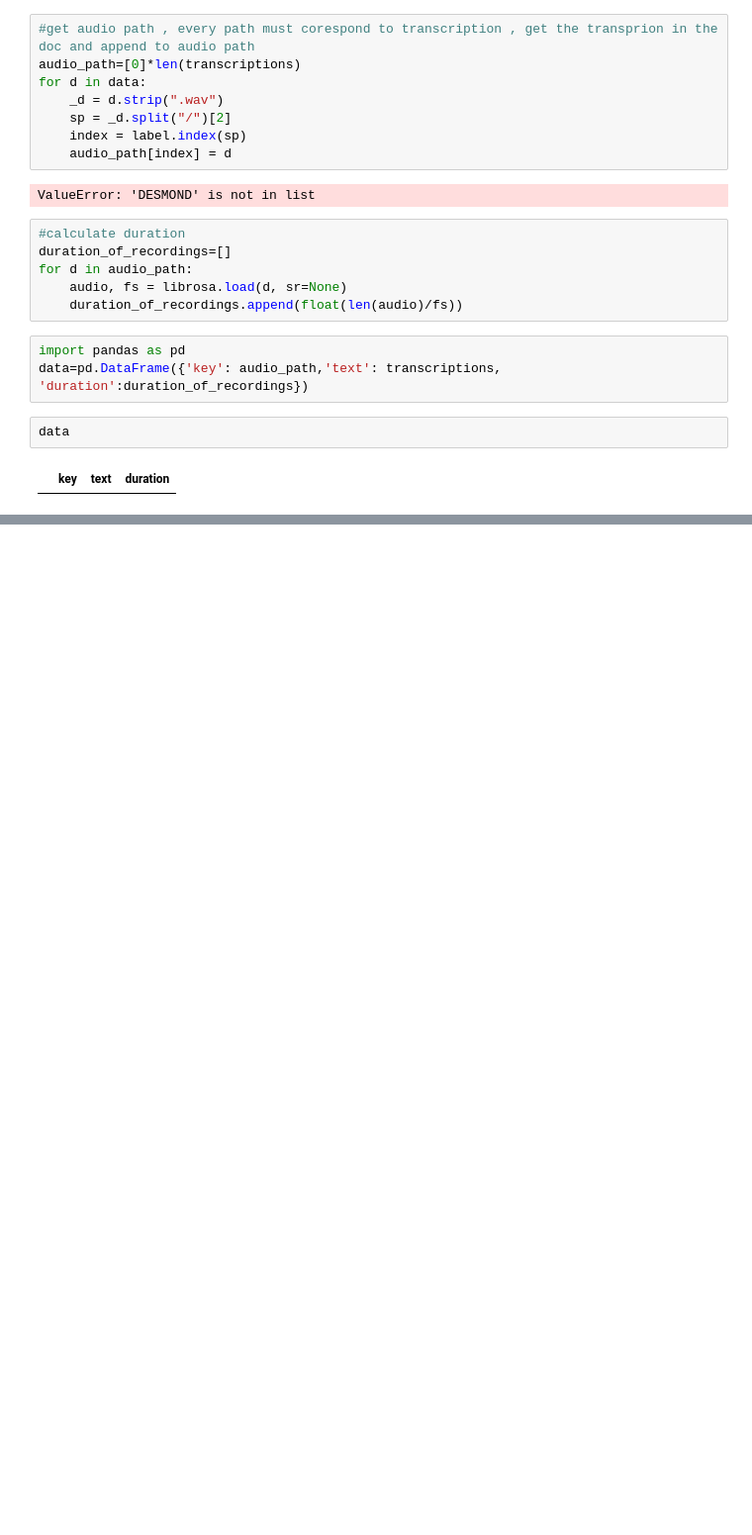
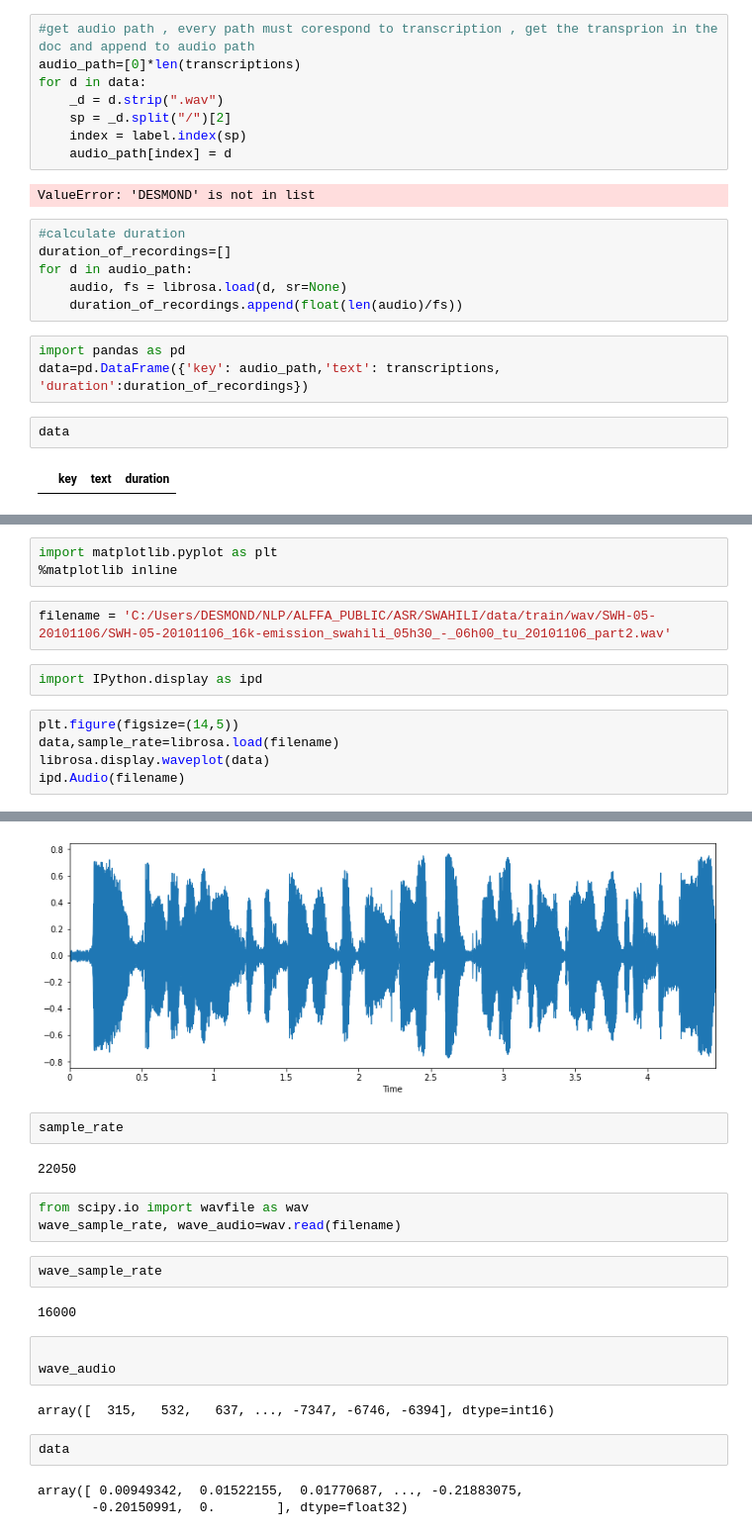
Before and after one commit to week4-group1/Swahili-NLP, a Jupyter notebook: test.ipynb, the cells around one changed output, grey strips where cells are left out. Shown: that part at 99% size. Cells and saved outputs as stored; diff of their text form; blank space fills up the shorter version.

```diff
--- a/test.ipynb
+++ b/test.ipynb
@@ -72,0 +96,13 @@ data
+# %%
+import matplotlib.pyplot as plt
+%matplotlib inline
+# %%
+filename = 'C:/Users/DESMOND/NLP/ALFFA_PUBLIC/ASR/SWAHILI/data/train/wav/SWH-05-20101106/SWH-05-20101106_16k-emission_swahili_05h30_-_06h00_tu_20101106_part2.wav'
+# %%
+import IPython.display as ipd
+# %%
+plt.figure(figsize=(14,5))
+data,sample_rate=librosa.load(filename)
+librosa.display.waveplot(data)
+ipd.Audio(filename)
+# %% [output]
@@ -72,0 +110,22 @@ data
+[figure, added]
+# %%
+sample_rate
+# %% [output]
+22050
+# %%
+from scipy.io import wavfile as wav
+wave_sample_rate, wave_audio=wav.read(filename)
+# %%
+wave_sample_rate
+# %% [output]
+16000
+# %%
+
+wave_audio
+# %% [output]
+array([  315,   532,   637, ..., -7347, -6746, -6394], dtype=int16)
+# %%
+data
+# %% [output]
+array([ 0.00949342,  0.01522155,  0.01770687, ..., -0.21883075,
+       -0.20150991,  0.        ], dtype=float32)
```
Also changed, not shown: parts of 6 cells of this notebook.
